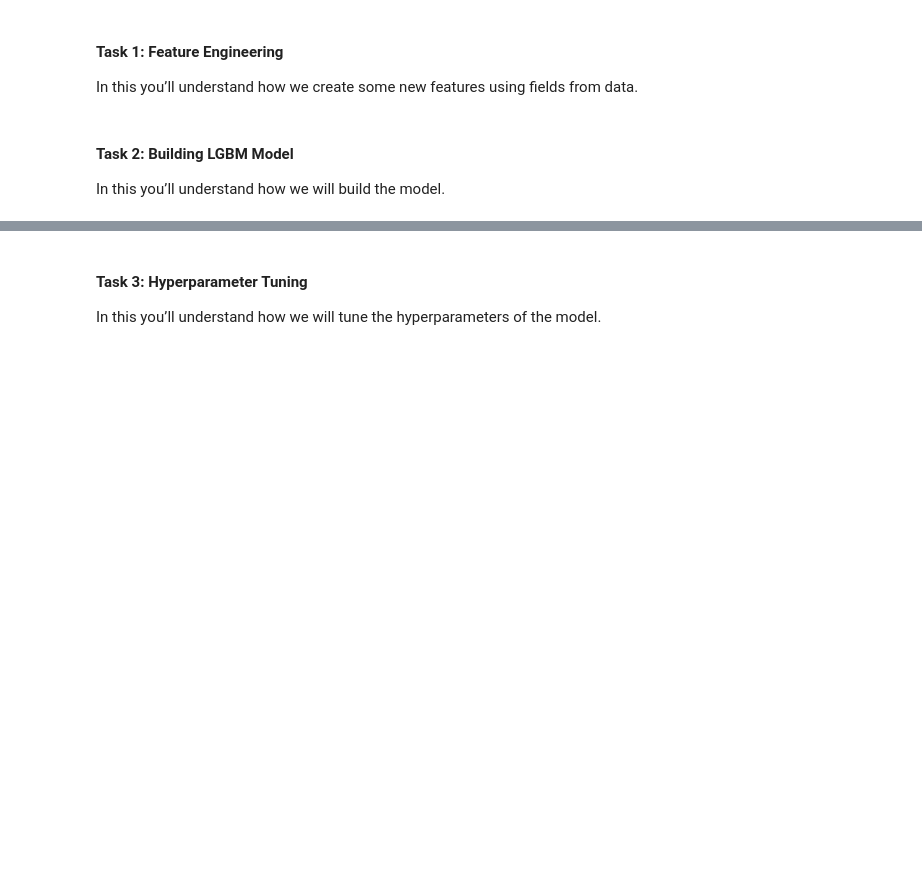
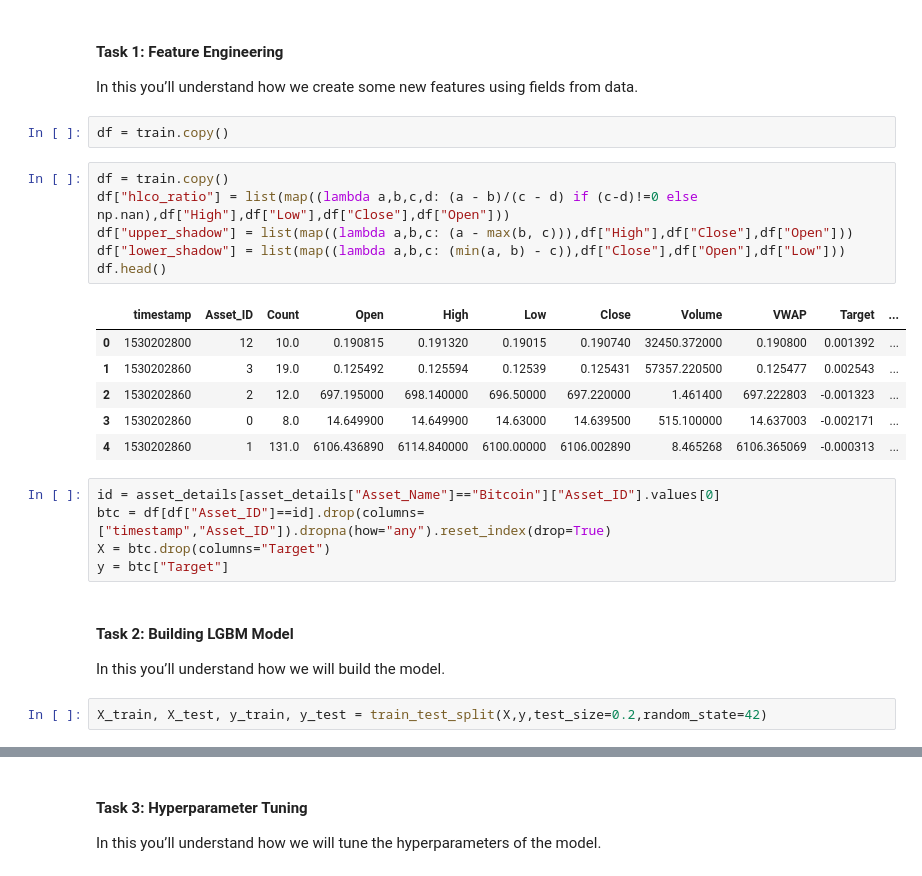
Before and after one commit to amithvardhan99/drivendata, a Jupyter notebook: Crypto Forecasting Model For Market Data 2018 - 2021/notebook_new.ipynb, the cells around one changed output, grey strips where cells are left out. Saved outputs shown, nothing was run; the diff lists cells and outputs as text; blank space fills up the shorter version.

```diff
--- a/Crypto Forecasting Model For Market Data 2018 - 2021/notebook_new.ipynb
+++ b/Crypto Forecasting Model For Market Data 2018 - 2021/notebook_new.ipynb
@@ -335,7 +340,29 @@ Only situation where LGBM is not advised is with small datasets because of its s
 #### Task 1: Feature Engineering
 
 In this you’ll understand how we create some new features using fields from data.
+# %%
+df = train.copy()
+# %%
+df = train.copy()
+df["hlco_ratio"] = list(map((lambda a,b,c,d: (a - b)/(c - d) if (c-d)!=0 else np.nan),df["High"],df["Low"],df["Close"],df["Open"]))
+df["upper_shadow"] = list(map((lambda a,b,c: (a - max(b, c))),df["High"],df["Close"],df["Open"]))
+df["lower_shadow"] = list(map((lambda a,b,c: (min(a, b) - c)),df["Close"],df["Open"],df["Low"]))
+df.head()
+# %% [output]
+|  | timestamp | Asset_ID | Count | Open | High | Low | Close | Volume | VWAP | Target | ... |
+| 0 | 1530202800 | 12 | 10.0 | 0.190815 | 0.191320 | 0.19015 | 0.190740 | 32450.372000 | 0.190800 | 0.001392 | ... |
+| 1 | 1530202860 | 3 | 19.0 | 0.125492 | 0.125594 | 0.12539 | 0.125431 | 57357.220500 | 0.125477 | 0.002543 | ... |
+| 2 | 1530202860 | 2 | 12.0 | 697.195000 | 698.140000 | 696.50000 | 697.220000 | 1.461400 | 697.222803 | -0.001323 | ... |
+| 3 | 1530202860 | 0 | 8.0 | 14.649900 | 14.649900 | 14.63000 | 14.639500 | 515.100000 | 14.637003 | -0.002171 | ... |
+| 4 | 1530202860 | 1 | 131.0 | 6106.436890 | 6114.840000 | 6100.00000 | 6106.002890 | 8.465268 | 6106.365069 | -0.000313 | ... |
+# %%
+id = asset_details[asset_details["Asset_Name"]=="Bitcoin"]["Asset_ID"].values[0]
+btc = df[df["Asset_ID"]==id].drop(columns=["timestamp","Asset_ID"]).dropna(how="any").reset_index(drop=True)
+X = btc.drop(columns="Target")
+y = btc["Target"]
 # %% [markdown]
 #### Task 2: Building LGBM Model
 
 In this you’ll understand how we will build the model.
+# %%
+X_train, X_test, y_train, y_test = train_test_split(X,y,test_size=0.2,random_state=42)
```
Also changed, not shown: parts of 2 cells of this notebook.
